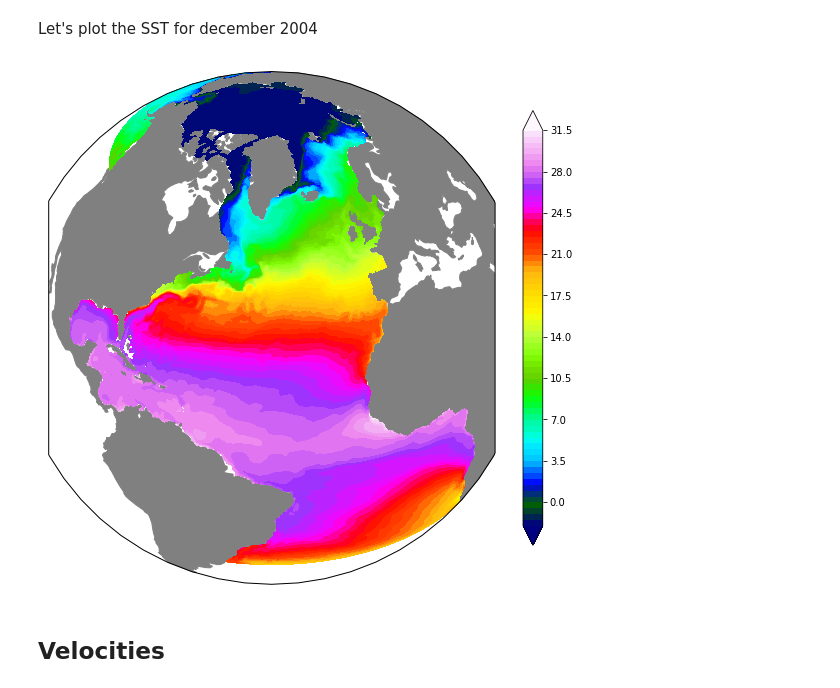
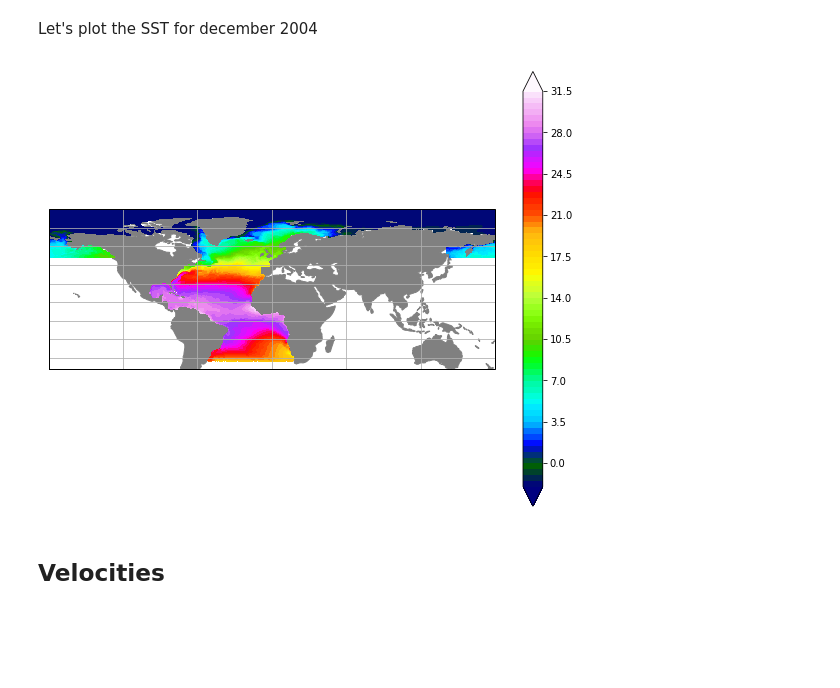
Before and after one commit to raphaeldussin/MITgcm-recipes, a Jupyter notebook: examples/Plotting_ASTE.ipynb, the cells around one changed output. Saved outputs shown, nothing was run; the diff lists cells and outputs as text; code cells hidden in the pictures; blank space fills up the shorter version.

```diff
--- a/examples/Plotting_ASTE.ipynb
+++ b/examples/Plotting_ASTE.ipynb
@@ -18,7 +31,8 @@ dir_aste_diags = '/local/data/artemis/simulations/ASTE/r1/diags/'
 dir_aste_grid  = '/local/data/artemis/simulations/ASTE/r1/grid/'
 
 ds_aste = xmitgcm.open_mdsdataset(dir_aste_diags, prefix=['state_3d_set1',
+                                                          'state_2d_set1',
                                                           'trsp_3d_set1'],
-                                  geometry='llc',nx=270,read_grid=True,
-                                  grid_dir=dir_aste_grid,extra_metadata=astemd,
+                                  geometry='llc', nx=270, read_grid=True,
+                                  grid_dir=dir_aste_grid, extra_metadata=astemd,
                                   delta_t=1200, ref_date='2002-1-1 0:0:0')
@@ -29,18 +68,16 @@ Let's plot the SST for december 2004
 # %%
 sst_2004_12 = ds_aste['THETA'].sel(k=0, time='2004-12')
 
 dict_plt_sst = {'figsize': [10, 10], 'vmin': -2,'vmax': 32,
                 'contours': np.arange(-2,32,0.5),
                 'cmap': cm.gist_ncar, 'cbarsize': 0.8,
                 'title': 'SST Dec 2004'}
 
 fig = MITgcm_recipes.plot_ASTE_pyresample(sst_2004_12,
                                           dict_plt_sst,
-                                          proj=cart.crs.Orthographic(
-                                              central_longitude=-40,
-                                              central_latitude=35))
+                                          proj=cart.crs.PlateCarree())
 # %% [output]
-[figure, old version]
+[figure, new version]
 # %% [markdown]
 ## Velocities
 # %% [markdown]
```
Also changed, not shown: parts of 11 cells of this notebook, 2 other files.
